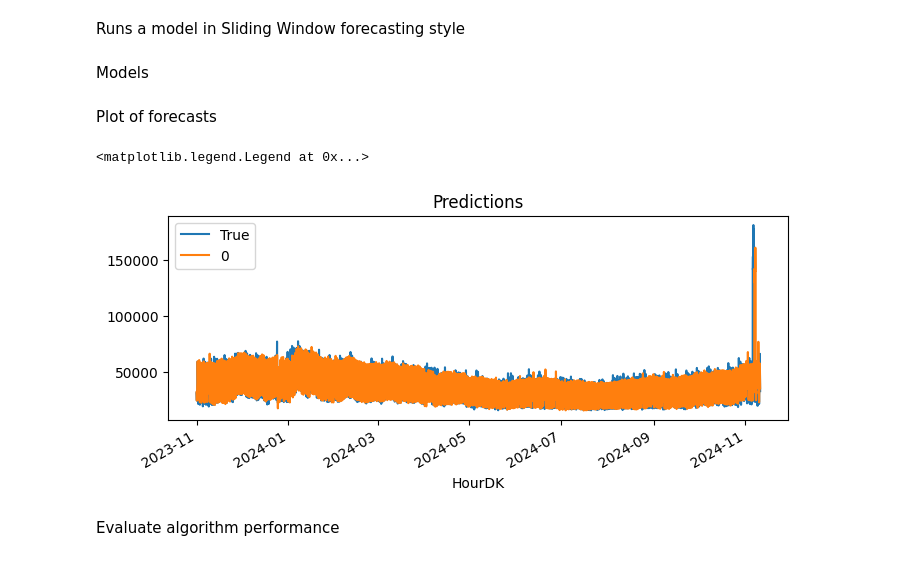
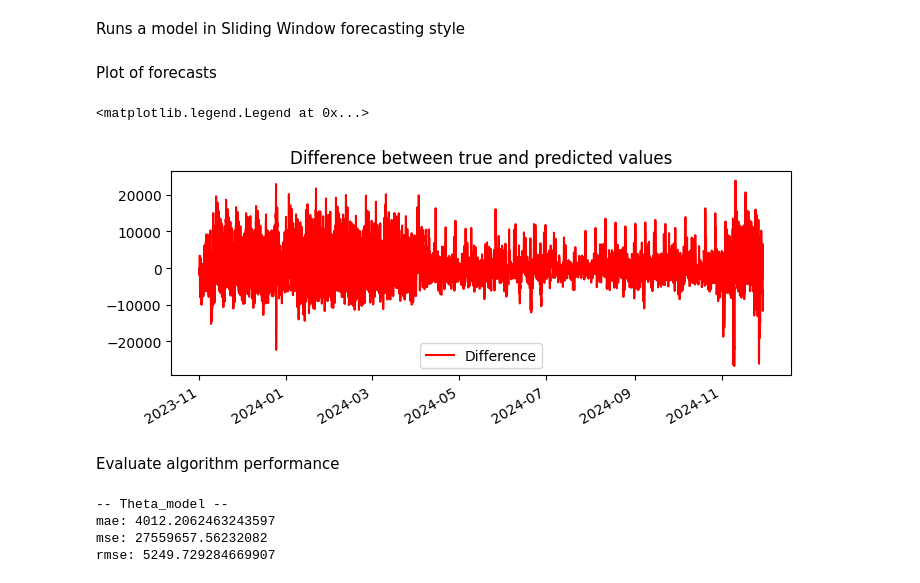
Before and after one commit to Casper0913/p9-energy, a Jupyter notebook: Models/Whitebox_run.ipynb, the cells around one changed output. Saved outputs shown, nothing was run; the diff lists cells and outputs as text; code cells hidden in the pictures.

```diff
--- a/Models/Whitebox_run.ipynb
+++ b/Models/Whitebox_run.ipynb
@@ -108,16 +119,18 @@ Runs a model in Sliding Window forecasting style
 # %%
 model_name = 'ThetaModel'
 date_start = '2023-11-01'
-window_train_size = 24*7*2 #hours
-forecast_horizon = 24 #hours
+window_train_size = 1440 #hours
+forecast_horizon = 336 #hours
+config_name = f'{model_name}_{window_train_size}_{forecast_horizon}'
+
+warnings.filterwarnings("ignore")
+
+start_time = time.time()
 
 data = sample_data_with_train_window(df, date_start, window_train_size) # start: date_start - window_train_size, end: last date in df
 # exog_data = sample_data_with_train_window(df2, date_start, window_train_size)
-# plot_data(data)
 results = np.array([])
 iterations = 0
-
-warnings.filterwarnings("ignore")
 
 while len(data) > window_train_size + forecast_horizon:
   data_train, data_test = get_next_window(data, window_train_size, forecast_horizon)
@@ -130,14 +143,9 @@ while len(data) > window_train_size + forecast_horizon:
   data = data.iloc[forecast_horizon:] # move window by forecast_horizon
   # exog_data = exog_data.iloc[forecast_horizon:]
 
+end_time = time.time()
+
 warnings.filterwarnings("default")
 
-result_table = pd.DataFrame(results)
-result_table.index = pd.date_range(start=date_start, periods=forecast_horizon*iterations, freq='h')
-
-if IN_COLAB:
-  result_table.to_csv(f'{window_train_size}_{forecast_horizon}_{model_name}.csv')
-else:
-  result_table.to_csv(f'../Results/Whitebox/Forecasting/{window_train_size}_{forecast_horizon}_{model_name}.csv', header=False)
+save_results(results, config_name, date_start, forecast_horizon, iterations)
+save_runtime(runtime=end_time - start_time, config_name=config_name)
-# %% [markdown]
-Models
@@ -150,37 +152,32 @@ Models
 # %% [markdown]
 Plot of forecasts
-# %%
-# prediction_Theta_additive = pd.read_csv('../Results/Whitebox/Forecasting/336_24_ThetaModel_additive.csv', header=None, index_col=0, names=['Prediction'])
-# prediction_Theta_additive.index = pd.to_datetime(prediction_Theta_additive.index)
-# prediction_Theta_multiplicative = pd.read_csv('../Results/Whitebox/Forecasting/336_24_ThetaModel_multiplicative.csv', header=None, index_col=0, names=['Prediction'])
-# prediction_Theta_multiplicative.index = pd.to_datetime(prediction_Theta_multiplicative.index)
-# prediction_DynamicFactorMQ = pd.read_csv('../Results/Whitebox/Forecasting/336_24_DynamicFactorMQ.csv', header=None, index_col=0, names=['Prediction'])
-# prediction_DynamicFactorMQ.index = pd.to_datetime(prediction_DynamicFactorMQ.index)
-# predictions = pd.read_csv('../Results/Whitebox/Forecasting/336_24_SARIMAX.csv', header=None, index_col=0, names=['Prediction'])
-# predictions.index = pd.to_datetime(predictions.index)
-
-fig, ax = plt.subplots(figsize=(8, 3))
-data['ConsumptionkWh'].plot(ax=ax, label='True')
-result_table.plot(ax=ax, label='Predictions')
-# predictions['Prediction'].plot(ax=ax, label='SARIMAX')
-# prediction_Theta_additive['Prediction'].plot(ax=ax, label='Theta_additive')
-# prediction_Theta_multiplicative['Prediction'].plot(ax=ax, label='Theta_multiplicative')
-# prediction_DynamicFactorMQ['Prediction'].plot(ax=ax, label='DynamicFactorMQ')
-ax.set_title('Predictions')
-ax.legend()
-# %% [output]
-<matplotlib.legend.Legend at 0x...>
-[figure, removed]
+# %%
+prediction_Theta = pd.read_csv('../Results/Whitebox/Forecasting/ThetaModel_336_24.csv', header=None, index_col=0, names=['Prediction'])
+prediction_Theta.index = pd.to_datetime(prediction_Theta.index)
+
+difference = data['ConsumptionkWh'] - prediction_Theta['Prediction']
+
+fig, ax = plt.subplots(figsize=(8, 3))
+difference.plot(ax=ax, label='Difference', color='red')
+ax.set_title('Difference between true and predicted values')
+ax.legend()
+# %% [output]
+<matplotlib.legend.Legend at 0x...>
+[figure, added]
 # %% [markdown]
 Evaluate algorithm performance
 # %%
-# def evaluate(prediction, name):
-#     print(f"-- {name} --")
-#     print(f"mse: {mean_squared_error(data, prediction)}") #penalizes larger errors more
-#     print(f"rmse: {root_mean_squared_error(data, prediction)}")
+def evaluate(prediction, name):
+    print(f"-- {name} --")
+    print(f"mae: {mean_absolute_error(data, prediction)}")
+    print(f"mse: {mean_squared_error(data, prediction)}")
+    print(f"rmse: {root_mean_squared_error(data, prediction)}")
 
-# data = sample_data(df, date_start)
+data = sample_data(df, date_start)
 
-# evaluate(prediction_Theta_additive['Prediction'], 'Theta_additive')
-# evaluate(prediction_Theta_multiplicative['Prediction'], 'Theta_multiplicative')
-# evaluate(prediction_DynamicFactorMQ['Prediction'], 'DynamicFactorMQ')
+evaluate(prediction_Theta['Prediction'], 'Theta_model')
+# %% [output]
+-- Theta_model --
+mae: 4012.2062463243597
+mse: 27559657.56232082
+rmse: 5249.729284669907
```
Also changed, not shown: parts of 3 cells of this notebook, 6 other files.
